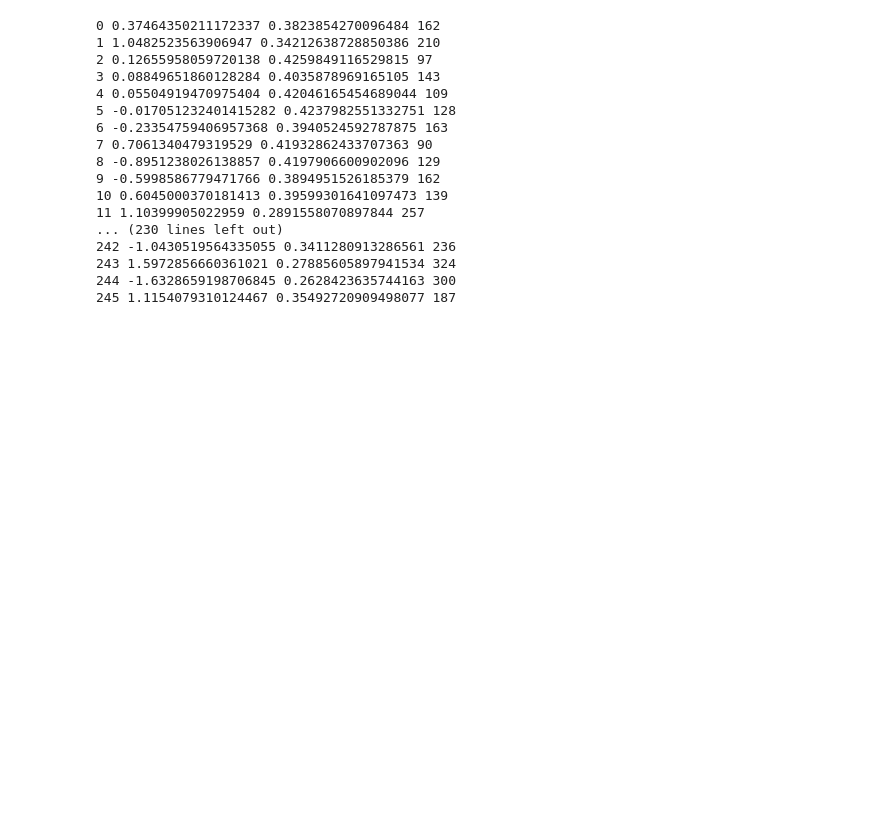
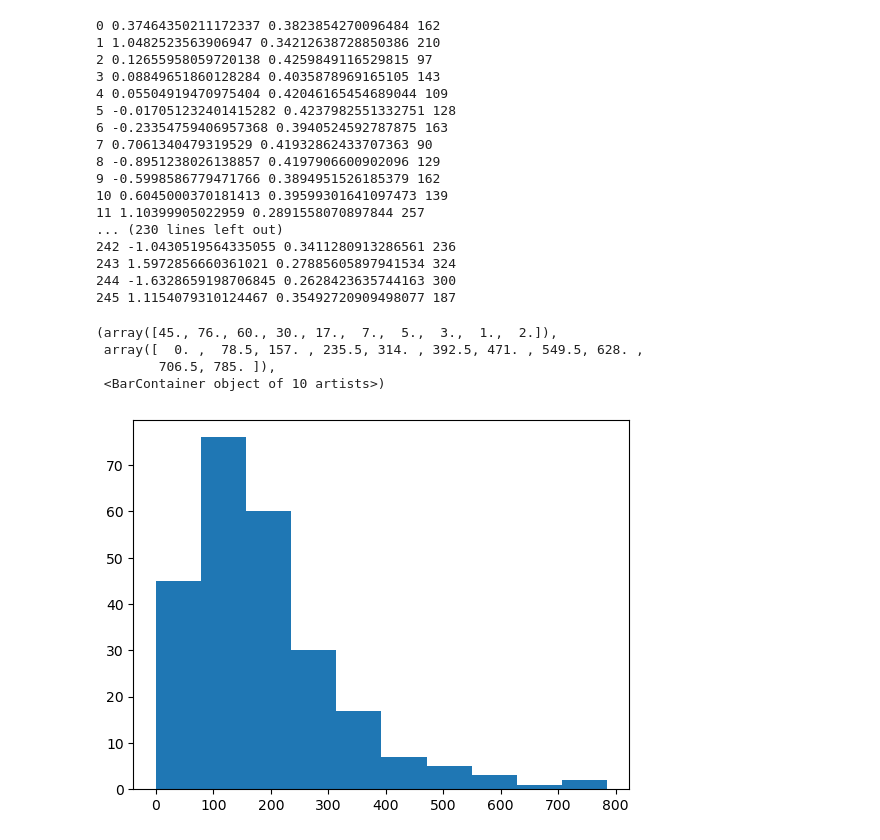
Before and after one commit to jiunchoi/OFD, a Jupyter notebook: recall pattern similarity.ipynb, the cells around one changed output. Drawn from its saved outputs; the diff is of its cells as text; code cells hidden in the pictures; blank space fills up the shorter version.

```diff
--- a/recall pattern similarity.ipynb
+++ b/recall pattern similarity.ipynb
@@ -337,6 +337,14 @@ for roi in range(246):
 243 1.5972856660361021 0.27885605897941534 324
 244 -1.6328659198706845 0.2628423635744163 300
 245 1.1154079310124467 0.35492720909498077 187
+# %%
+plt.hist(roi_t_thres2[:,1])
+# %% [output]
+(array([45., 76., 60., 30., 17.,  7.,  5.,  3.,  1.,  2.]),
+ array([  0. ,  78.5, 157. , 235.5, 314. , 392.5, 471. , 549.5, 628. ,
+        706.5, 785. ]),
+ <BarContainer object of 10 artists>)
+[figure, added]
 # %%
 MASKDIR = '/home/jiunchoi/OFD/source/'
 atlas = np.array(nib.load(f'{MASKDIR}BNA_3mm_atlas.nii').get_fdata())
```
Also changed, not shown: 6 other files.
